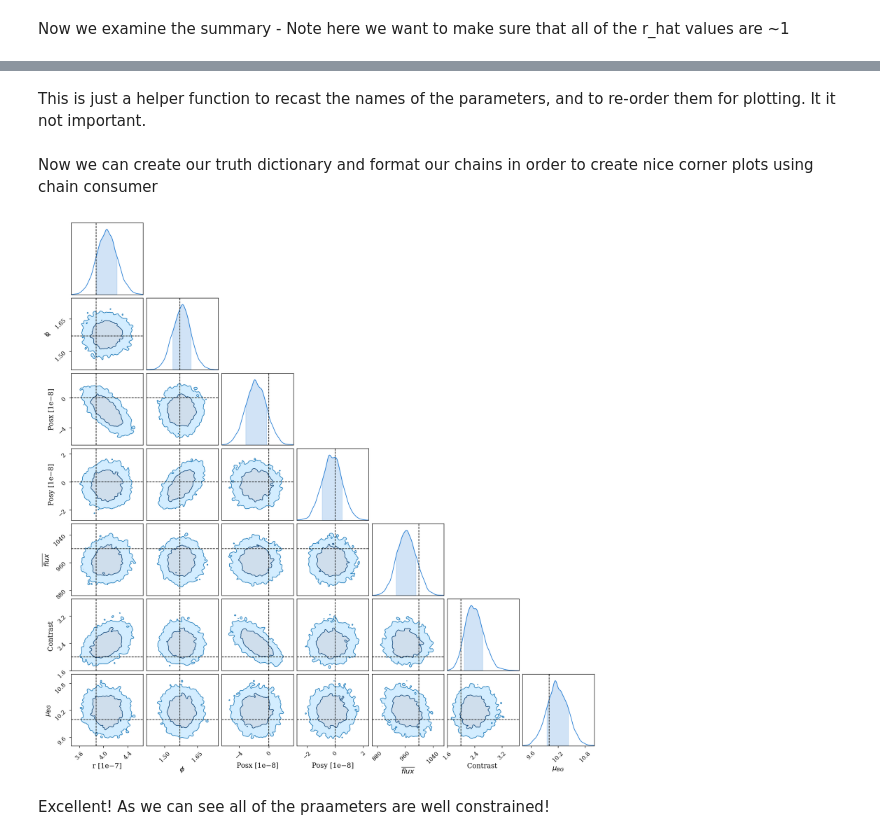
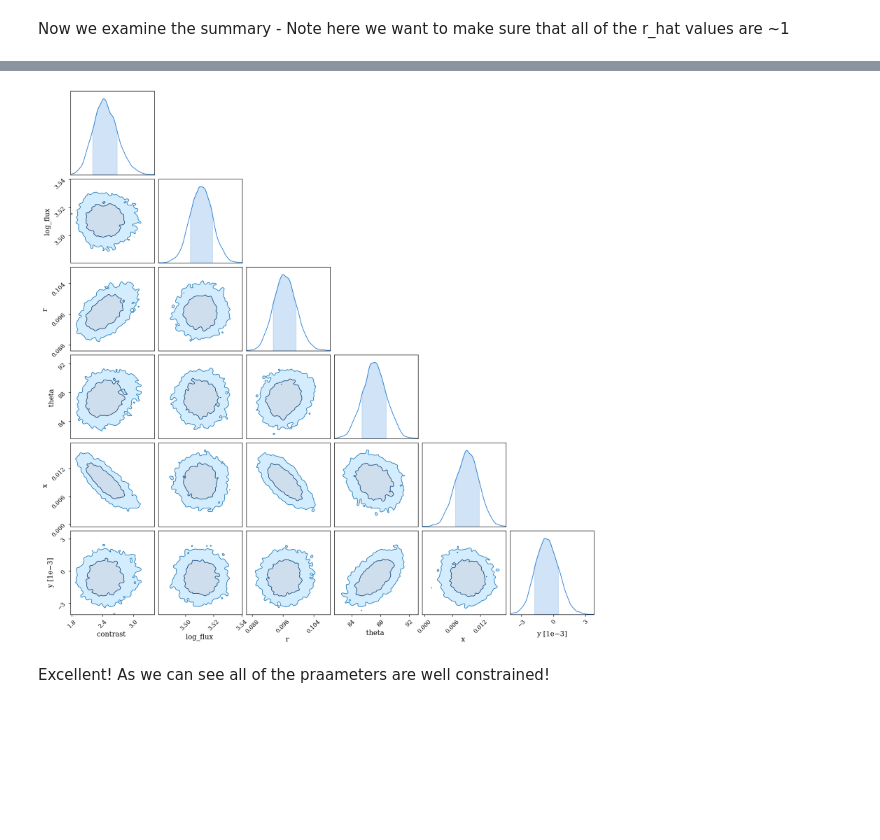
Before and after one commit to LouisDesdoigts/dLux, a Jupyter notebook: docs/notebooks/HMC.ipynb, the cells around one changed output, grey strips where cells are left out. Cells and saved outputs as stored; diff of their text form; code cells hidden in the pictures; blank space fills up the shorter version.

```diff
--- a/docs/notebooks/HMC.ipynb
+++ b/docs/notebooks/HMC.ipynb
@@ -91,8 +76,7 @@ Now lets create the fake data and examine it. Note that for Numpyro we will flat
 psf = telescope.model()
 psf_photon = jr.poisson(jr.PRNGKey(0), psf)
 bg_noise = 3*jr.normal(jr.PRNGKey(0), psf_photon.shape)
-image = psf_photon + bg_noise
-data = image.flatten()
+data = psf_photon + bg_noise
 
 plt.figure(figsize=(15, 4))
 plt.subplot(1, 3, 1)
@@ -107,7 +91,7 @@ plt.colorbar()
 
 plt.subplot(1, 3, 3)
 plt.title("Data")
-plt.imshow(image)
+plt.imshow(data)
 plt.colorbar()
 plt.show()
 # %% [output]
@@ -187,3 +124,24 @@ def psf_model(data, model, path_dict=None):
+# %%
+parameters = ['x_position', 'y_position', 'separation', 'position_angle',
+    'log_flux', 'contrast']
+
+def psf_model(data, model, path_dict=None):
+    """
+    Define the numpyro function
+    """
+    values = [
+        npy.sample("x",        dist.Uniform(-0.1, 0.1)),
+        npy.sample("y",        dist.Uniform(-0.1, 0.1)),
+        npy.sample("r",        dist.Uniform(0.01, 0.5)),
+        npy.sample("theta",    dist.Uniform(80, 100)),
+        npy.sample("log_flux", dist.Uniform(3, 4)),
+        npy.sample("contrast", dist.Uniform(1, 5)),
+    ]
+
+    with npy.plate("data", len(data.flatten())):
+        poisson_model = dist.Poisson(
+            model.set(parameters, values).model().flatten())
+        return npy.sample("psf", poisson_model, obs=data.flatten())
 # %% [markdown]
 Now we can use the numpyro.render_model() function to check to make sure everything is being fed in correctly
 # %%
@@ -229,2 +177,0 @@ Number of divergences: 209
-# %% [markdown]
-This is just a helper function to recast the names of the parameters, and to re-order them for plotting. It it not important.
@@ -284,2 +177,0 @@ def make_dict(dict_in, truth=False):
-# %% [markdown]
-Now we can create our truth dictionary and format our chains in order to create nice corner plots using chain consumer
@@ -299,11 +178,11 @@ chain_dict = make_dict(values_out)
 # %%
 chain = cc.ChainConsumer()
-chain.add_chain(chain_dict)
+chain.add_chain(values_out)
 chain.configure(serif=True, shade=True, bar_shade=True, shade_alpha=0.2, spacing=1., max_ticks=3)
 
-fig = chain.plotter.plot(truth=truth_dict_in)
+fig = chain.plotter.plot()
 fig.set_size_inches((15,15));
 # %% [output]
-[figure, old version]
+[figure, new version]
 # %% [markdown]
 Excellent! As we can see all of the praameters are well constrained!
```
Also changed, not shown: parts of 10 cells of this notebook, 3 other files.
